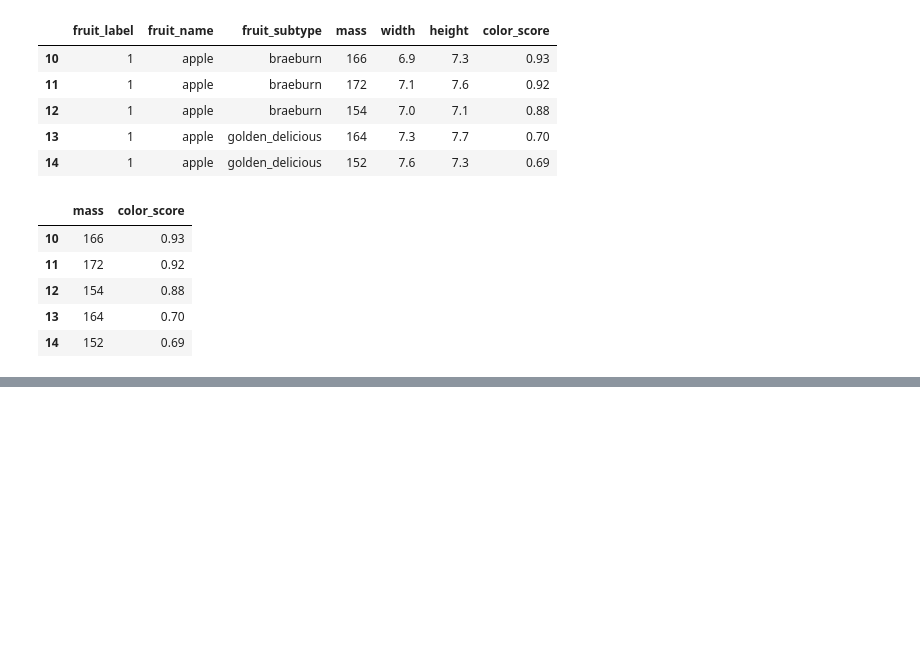
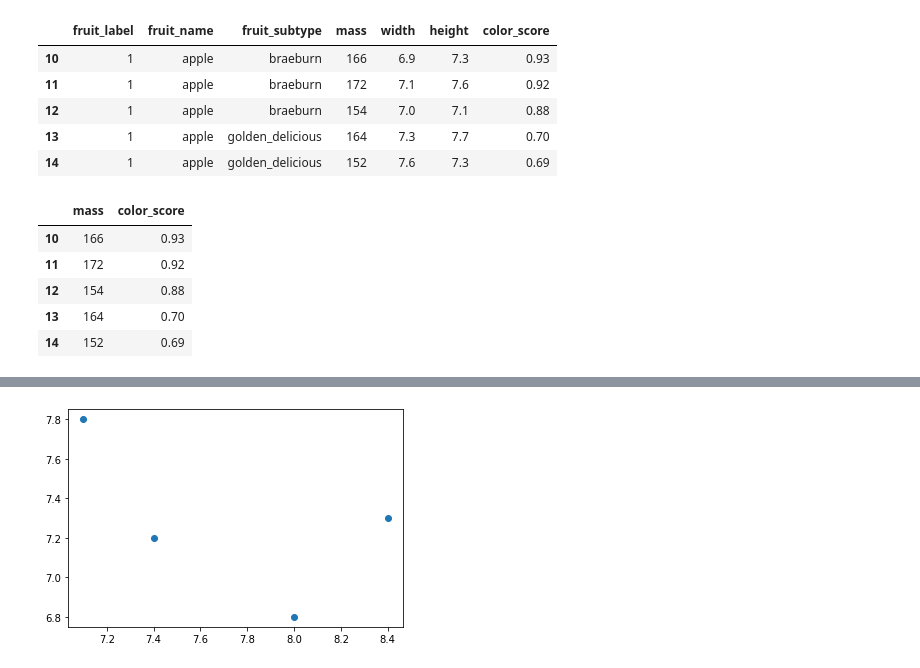
Before and after one commit to JoshuelNobre/machine-learning-lead-course, a Jupyter notebook: Aula01/1.1.ipynb, the cells around one changed output, grey strips where cells are left out. Cells and saved outputs as stored; diff of their text form; code cells hidden in the pictures; blank space fills up the shorter version.

```diff
--- a/Aula01/1.1.ipynb
+++ b/Aula01/1.1.ipynb
@@ -127,0 +168,2 @@ frutas[['mass', 'color_score']][10:15]
+# %%
+macas = frutas['fruit_name'] == 'apple'
@@ -127,0 +214,2 @@ frutas[['mass', 'color_score']][10:15]
+# %%
+pesadas = frutas['mass']>175
@@ -127,0 +224,10 @@ frutas[['mass', 'color_score']][10:15]
+# %%
+# widith = comprimento
+# height = altura
+x1 = frutas[macas & pesadas]['width']
+x2 = frutas[macas & pesadas]['height']
+# %%
+plt.scatter(x1,x2)
+plt.show()
+# %% [output]
+[figure, added]
```
Also changed, not shown: parts of 15 cells of this notebook.
